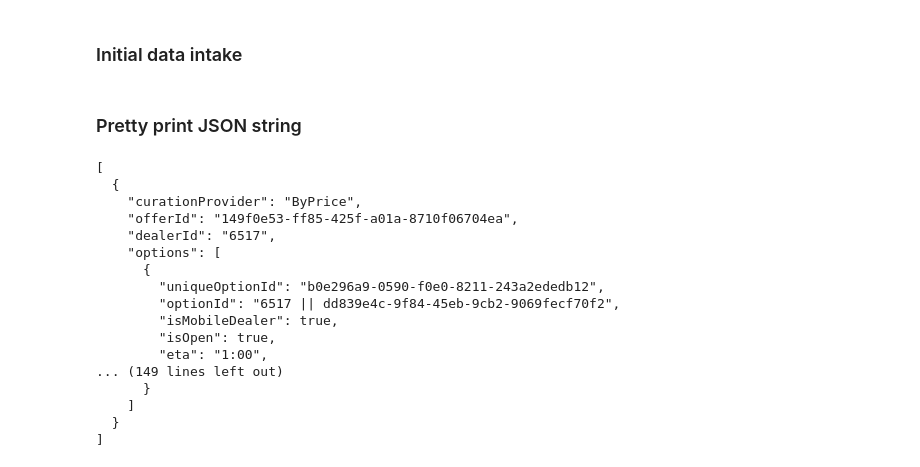
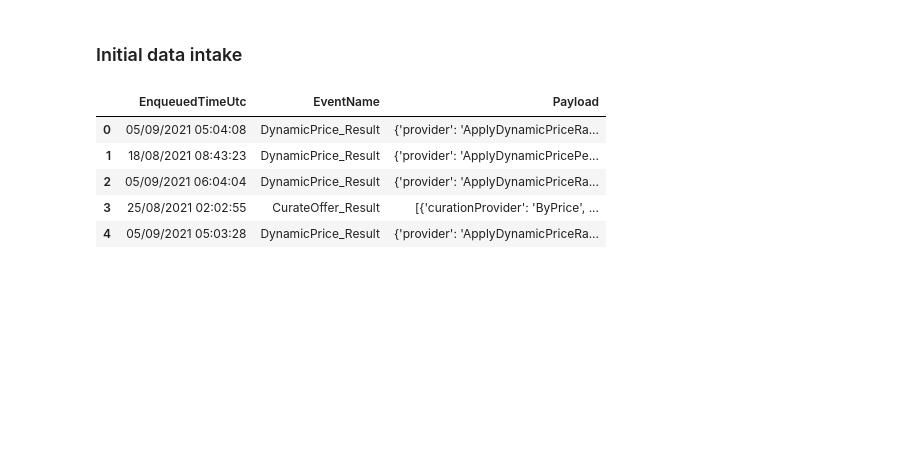
Before and after one commit to J-ZW-Wang/ss_data_project, a Jupyter notebook: Chama_Data_Transformation/Data_Transformation.ipynb, the cells around one changed output. Drawn from its saved outputs; the diff is of its cells as text; code cells hidden in the pictures; blank space fills up the shorter version.

```diff
--- a/Chama_Data_Transformation/Data_Transformation.ipynb
+++ b/Chama_Data_Transformation/Data_Transformation.ipynb
@@ -15 +10,21 @@ with open("./datasets/case.json") as file:
+# %%
+level1 = pd.read_json("./datasets/case.json")
+# Convert string to list or dics object
+level1["Payload"] = level1["Payload"].apply(json.loads)
+
+# Convert to UTC-3
+level1["EnqueuedTimeUtc"] = (
+    pd.to_datetime(level1["EnqueuedTimeUtc"])
+    .dt.tz_convert("Etc/GMT+3")
+    .dt.strftime("%d/%m/%Y %H:%M:%S")
+)
+
+level1.head(5)
+# %% [output]
+|  | EnqueuedTimeUtc | EventName | Payload |
+| 0 | 05/09/2021 05:04:08 | DynamicPrice_Result | {'provider': 'ApplyDynamicPriceRa... |
+| 1 | 18/08/2021 08:43:23 | DynamicPrice_Result | {'provider': 'ApplyDynamicPricePe... |
+| 2 | 05/09/2021 06:04:04 | DynamicPrice_Result | {'provider': 'ApplyDynamicPriceRa... |
+| 3 | 25/08/2021 02:02:55 | CurateOffer_Result | [{'curationProvider': 'ByPrice', ... |
+| 4 | 05/09/2021 05:03:28 | DynamicPrice_Result | {'provider': 'ApplyDynamicPriceRa... |
 # %%
@@ -17,24 +31,2 @@ level1 = pd.json_normalize(raw_json)
 level2_CurateOffer = level1.query("EventName =='CurateOffer_Result'")
 level2_DynamicPrice_Result = level1.query("EventName == 'DynamicPrice_Result'")
-# %% [markdown]
-### Pretty print JSON string
-# %%
-print(json.dumps(json.loads(level2_CurateOffer["Payload"].iloc[0]), indent=2))
-# %% [output]
-[
-  {
-    "curationProvider": "ByPrice",
-    "offerId": "149f0e53-ff85-425f-a01a-8710f06704ea",
-    "dealerId": "6517",
-    "options": [
-      {
-        "uniqueOptionId": "b0e296a9-0590-f0e0-8211-243a2ededb12",
-        "optionId": "6517 || dd839e4c-9f84-45eb-9cb2-9069fecf70f2",
-        "isMobileDealer": true,
-        "isOpen": true,
-        "eta": "1:00",
-... (149 lines left out)
-      }
-    ]
-  }
-]
```
Also changed, not shown: parts of 20 cells of this notebook.
